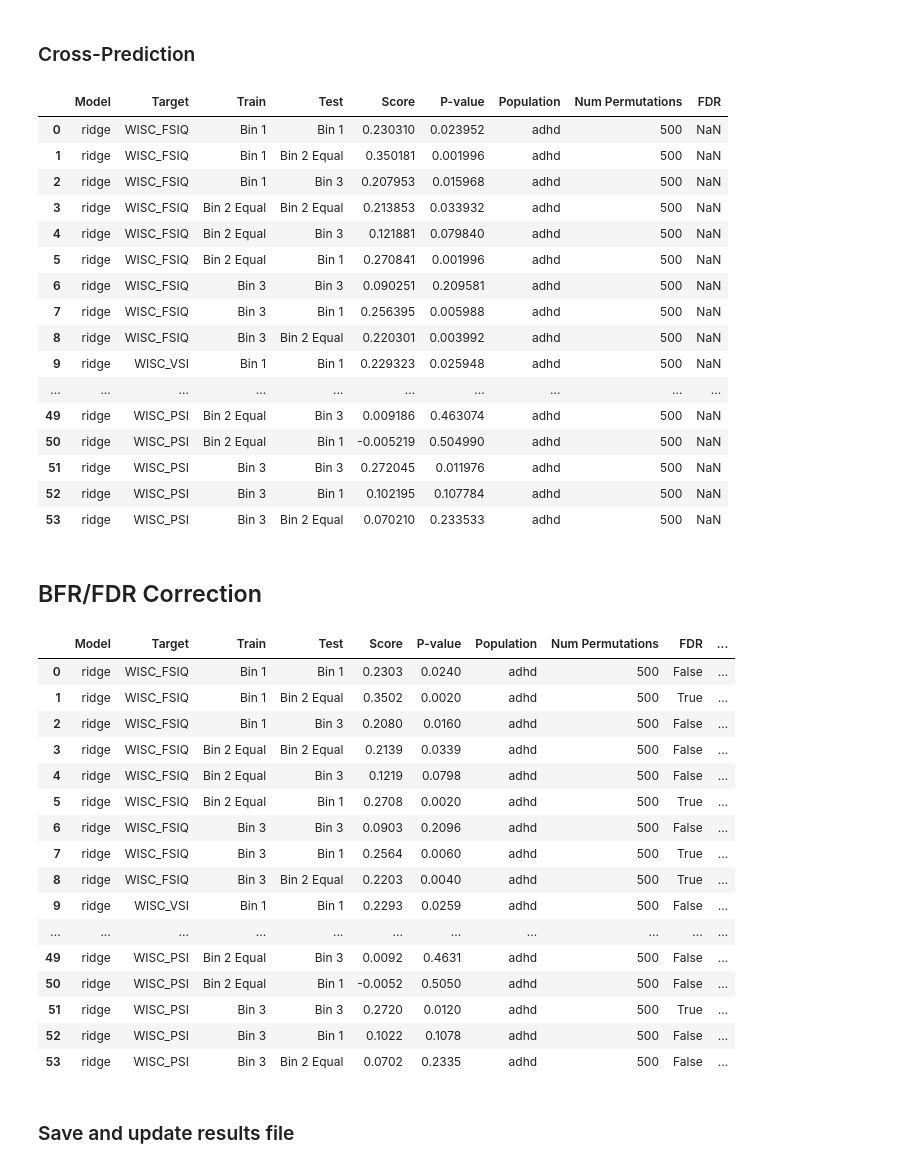
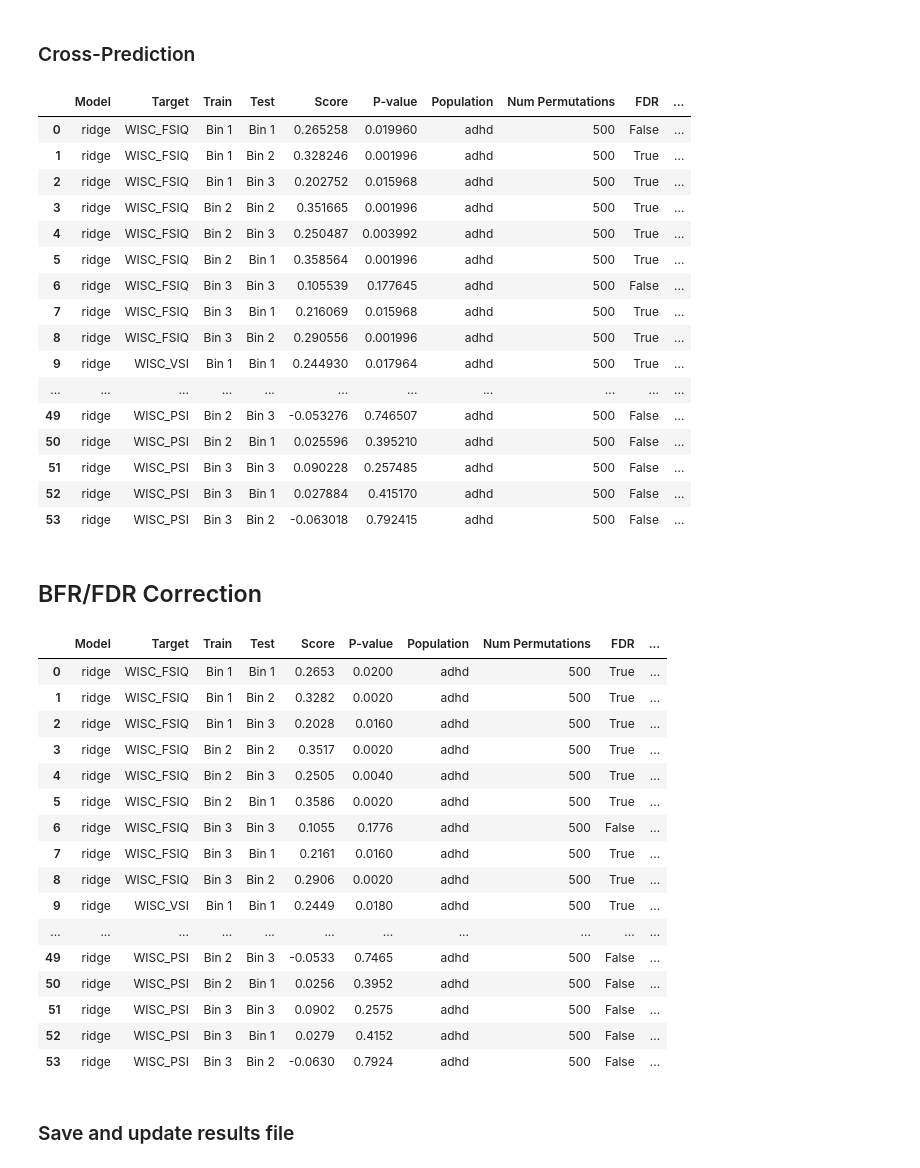
Before and after one commit to Brian-Pho/MSc_Research-Project, a Jupyter notebook: src/Analysis/Multiple Hypothesis Testing Correction.ipynb, the cells around one changed output. Saved outputs shown, nothing was run; the diff lists cells and outputs as text; code cells hidden in the pictures.

```diff
--- a/src/Analysis/Multiple Hypothesis Testing Correction.ipynb
+++ b/src/Analysis/Multiple Hypothesis Testing Correction.ipynb
@@ -69,30 +66,30 @@ display(df)
 # %% [markdown]
 ### Cross-Prediction
 # %%
-# fn = 'ridge_pts_age_cross_prediction'
-fn = 'ridge_pts_age_cross_prediction_bin_two_equal_samples'
+fn = 'ridge_pts_age_cross_prediction (consistent)'
+# fn = 'ridge_pts_age_cross_prediction_bin_two_equal_samples'
 df, results_path = load_results(fn, CROSS_PRED_RESULTS)
 df = df.reset_index(drop=True)
 pvals = df['P-value']
 display(df)
 # %% [output]
-|  | Model | Target | Train | Test | Score | P-value | Population | Num Permutations | FDR |
-| 0 | ridge | WISC_FSIQ | Bin 1 | Bin 1 | 0.230310 | 0.023952 | adhd | 500 | NaN |
-| 1 | ridge | WISC_FSIQ | Bin 1 | Bin 2 Equal | 0.350181 | 0.001996 | adhd | 500 | NaN |
-| 2 | ridge | WISC_FSIQ | Bin 1 | Bin 3 | 0.207953 | 0.015968 | adhd | 500 | NaN |
-| 3 | ridge | WISC_FSIQ | Bin 2 Equal | Bin 2 Equal | 0.213853 | 0.033932 | adhd | 500 | NaN |
-| 4 | ridge | WISC_FSIQ | Bin 2 Equal | Bin 3 | 0.121881 | 0.079840 | adhd | 500 | NaN |
-| 5 | ridge | WISC_FSIQ | Bin 2 Equal | Bin 1 | 0.270841 | 0.001996 | adhd | 500 | NaN |
-| 6 | ridge | WISC_FSIQ | Bin 3 | Bin 3 | 0.090251 | 0.209581 | adhd | 500 | NaN |
-| 7 | ridge | WISC_FSIQ | Bin 3 | Bin 1 | 0.256395 | 0.005988 | adhd | 500 | NaN |
-| 8 | ridge | WISC_FSIQ | Bin 3 | Bin 2 Equal | 0.220301 | 0.003992 | adhd | 500 | NaN |
-| 9 | ridge | WISC_VSI | Bin 1 | Bin 1 | 0.229323 | 0.025948 | adhd | 500 | NaN |
-| ... | ... | ... | ... | ... | ... | ... | ... | ... | ... |
-| 49 | ridge | WISC_PSI | Bin 2 Equal | Bin 3 | 0.009186 | 0.463074 | adhd | 500 | NaN |
-| 50 | ridge | WISC_PSI | Bin 2 Equal | Bin 1 | -0.005219 | 0.504990 | adhd | 500 | NaN |
-| 51 | ridge | WISC_PSI | Bin 3 | Bin 3 | 0.272045 | 0.011976 | adhd | 500 | NaN |
-| 52 | ridge | WISC_PSI | Bin 3 | Bin 1 | 0.102195 | 0.107784 | adhd | 500 | NaN |
-| 53 | ridge | WISC_PSI | Bin 3 | Bin 2 Equal | 0.070210 | 0.233533 | adhd | 500 | NaN |
+|  | Model | Target | Train | Test | Score | P-value | Population | Num Permutations | FDR | ... |
+| 0 | ridge | WISC_FSIQ | Bin 1 | Bin 1 | 0.265258 | 0.019960 | adhd | 500 | False | ... |
+| 1 | ridge | WISC_FSIQ | Bin 1 | Bin 2 | 0.328246 | 0.001996 | adhd | 500 | True | ... |
+| 2 | ridge | WISC_FSIQ | Bin 1 | Bin 3 | 0.202752 | 0.015968 | adhd | 500 | True | ... |
+| 3 | ridge | WISC_FSIQ | Bin 2 | Bin 2 | 0.351665 | 0.001996 | adhd | 500 | True | ... |
+| 4 | ridge | WISC_FSIQ | Bin 2 | Bin 3 | 0.250487 | 0.003992 | adhd | 500 | True | ... |
+| 5 | ridge | WISC_FSIQ | Bin 2 | Bin 1 | 0.358564 | 0.001996 | adhd | 500 | True | ... |
+| 6 | ridge | WISC_FSIQ | Bin 3 | Bin 3 | 0.105539 | 0.177645 | adhd | 500 | False | ... |
+| 7 | ridge | WISC_FSIQ | Bin 3 | Bin 1 | 0.216069 | 0.015968 | adhd | 500 | True | ... |
+| 8 | ridge | WISC_FSIQ | Bin 3 | Bin 2 | 0.290556 | 0.001996 | adhd | 500 | True | ... |
+| 9 | ridge | WISC_VSI | Bin 1 | Bin 1 | 0.244930 | 0.017964 | adhd | 500 | True | ... |
+| ... | ... | ... | ... | ... | ... | ... | ... | ... | ... | ... |
+| 49 | ridge | WISC_PSI | Bin 2 | Bin 3 | -0.053276 | 0.746507 | adhd | 500 | False | ... |
+| 50 | ridge | WISC_PSI | Bin 2 | Bin 1 | 0.025596 | 0.395210 | adhd | 500 | False | ... |
+| 51 | ridge | WISC_PSI | Bin 3 | Bin 3 | 0.090228 | 0.257485 | adhd | 500 | False | ... |
+| 52 | ridge | WISC_PSI | Bin 3 | Bin 1 | 0.027884 | 0.415170 | adhd | 500 | False | ... |
+| 53 | ridge | WISC_PSI | Bin 3 | Bin 2 | -0.063018 | 0.792415 | adhd | 500 | False | ... |
 # %% [markdown]
 ## BFR/FDR Correction
 # %%
@@ -103,22 +100,22 @@ df['FDR'] = lsu(pvals, q=a_threshold)
 display(df.round(4))
 # %% [output]
 |  | Model | Target | Train | Test | Score | P-value | Population | Num Permutations | FDR | ... |
-| 0 | ridge | WISC_FSIQ | Bin 1 | Bin 1 | 0.2303 | 0.0240 | adhd | 500 | False | ... |
-| 1 | ridge | WISC_FSIQ | Bin 1 | Bin 2 Equal | 0.3502 | 0.0020 | adhd | 500 | True | ... |
-| 2 | ridge | WISC_FSIQ | Bin 1 | Bin 3 | 0.2080 | 0.0160 | adhd | 500 | False | ... |
-| 3 | ridge | WISC_FSIQ | Bin 2 Equal | Bin 2 Equal | 0.2139 | 0.0339 | adhd | 500 | False | ... |
-| 4 | ridge | WISC_FSIQ | Bin 2 Equal | Bin 3 | 0.1219 | 0.0798 | adhd | 500 | False | ... |
-| 5 | ridge | WISC_FSIQ | Bin 2 Equal | Bin 1 | 0.2708 | 0.0020 | adhd | 500 | True | ... |
-| 6 | ridge | WISC_FSIQ | Bin 3 | Bin 3 | 0.0903 | 0.2096 | adhd | 500 | False | ... |
-| 7 | ridge | WISC_FSIQ | Bin 3 | Bin 1 | 0.2564 | 0.0060 | adhd | 500 | True | ... |
-| 8 | ridge | WISC_FSIQ | Bin 3 | Bin 2 Equal | 0.2203 | 0.0040 | adhd | 500 | True | ... |
-| 9 | ridge | WISC_VSI | Bin 1 | Bin 1 | 0.2293 | 0.0259 | adhd | 500 | False | ... |
+| 0 | ridge | WISC_FSIQ | Bin 1 | Bin 1 | 0.2653 | 0.0200 | adhd | 500 | True | ... |
+| 1 | ridge | WISC_FSIQ | Bin 1 | Bin 2 | 0.3282 | 0.0020 | adhd | 500 | True | ... |
+| 2 | ridge | WISC_FSIQ | Bin 1 | Bin 3 | 0.2028 | 0.0160 | adhd | 500 | True | ... |
+| 3 | ridge | WISC_FSIQ | Bin 2 | Bin 2 | 0.3517 | 0.0020 | adhd | 500 | True | ... |
+| 4 | ridge | WISC_FSIQ | Bin 2 | Bin 3 | 0.2505 | 0.0040 | adhd | 500 | True | ... |
+| 5 | ridge | WISC_FSIQ | Bin 2 | Bin 1 | 0.3586 | 0.0020 | adhd | 500 | True | ... |
+| 6 | ridge | WISC_FSIQ | Bin 3 | Bin 3 | 0.1055 | 0.1776 | adhd | 500 | False | ... |
+| 7 | ridge | WISC_FSIQ | Bin 3 | Bin 1 | 0.2161 | 0.0160 | adhd | 500 | True | ... |
+| 8 | ridge | WISC_FSIQ | Bin 3 | Bin 2 | 0.2906 | 0.0020 | adhd | 500 | True | ... |
+| 9 | ridge | WISC_VSI | Bin 1 | Bin 1 | 0.2449 | 0.0180 | adhd | 500 | True | ... |
 | ... | ... | ... | ... | ... | ... | ... | ... | ... | ... | ... |
-| 49 | ridge | WISC_PSI | Bin 2 Equal | Bin 3 | 0.0092 | 0.4631 | adhd | 500 | False | ... |
-| 50 | ridge | WISC_PSI | Bin 2 Equal | Bin 1 | -0.0052 | 0.5050 | adhd | 500 | False | ... |
-| 51 | ridge | WISC_PSI | Bin 3 | Bin 3 | 0.2720 | 0.0120 | adhd | 500 | True | ... |
-| 52 | ridge | WISC_PSI | Bin 3 | Bin 1 | 0.1022 | 0.1078 | adhd | 500 | False | ... |
-| 53 | ridge | WISC_PSI | Bin 3 | Bin 2 Equal | 0.0702 | 0.2335 | adhd | 500 | False | ... |
+| 49 | ridge | WISC_PSI | Bin 2 | Bin 3 | -0.0533 | 0.7465 | adhd | 500 | False | ... |
+| 50 | ridge | WISC_PSI | Bin 2 | Bin 1 | 0.0256 | 0.3952 | adhd | 500 | False | ... |
+| 51 | ridge | WISC_PSI | Bin 3 | Bin 3 | 0.0902 | 0.2575 | adhd | 500 | False | ... |
+| 52 | ridge | WISC_PSI | Bin 3 | Bin 1 | 0.0279 | 0.4152 | adhd | 500 | False | ... |
+| 53 | ridge | WISC_PSI | Bin 3 | Bin 2 | -0.0630 | 0.7924 | adhd | 500 | False | ... |
 # %% [markdown]
 ### Save and update results file
 # %%
```
Also changed, not shown: parts of 1 cell of this notebook, 3 other files.
